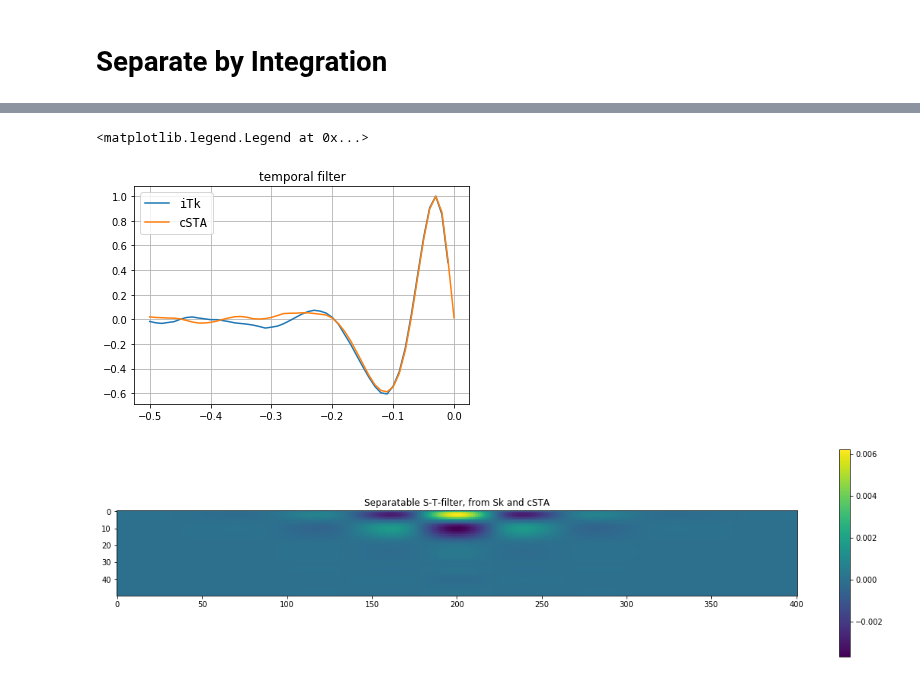
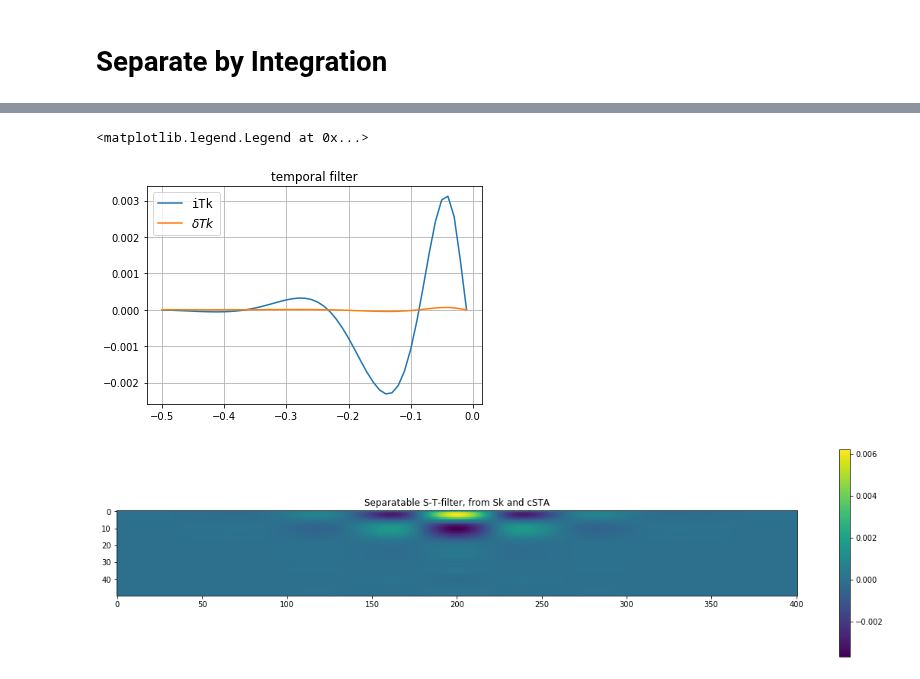
Before and after one commit to llincooi/retina_python, a Jupyter notebook: MB_FB_model/Show_spatial_filter (2D crosscorrelation)-RF.ipynb, the cells around one changed output, grey strips where cells are left out. Cells and saved outputs as stored; diff of their text form; code cells hidden in the pictures.

```diff
--- a/MB_FB_model/Show_spatial_filter (2D crosscorrelation)-RF.ipynb
+++ b/MB_FB_model/Show_spatial_filter (2D crosscorrelation)-RF.ipynb
@@ -305,0 +281,5 @@ fig.set_size_inches(16, 10)
+# %%
+nstep = int(1.6/dt)
+Delta_input = np.zeros([nstep, int(xlen/dx)+1])
+Delta_input[0, int(xlen/dx/2)] = 2
+Delta_output_w, zts, Delta_output_y, _, _, _ = FB_FF_1l_1D(Delta_input, FBFF_sigma_dict, FBFF_para_dict, dx, dt)
@@ -305,0 +296,2 @@ fig.set_size_inches(16, 10)
+# %%
+delSTK = Delta_output_w[:len(TKtaxis),int(xlen/dx/2)-int(xlen/dx/10):int(xlen/dx/2)+int(xlen/dx/10)+1]
@@ -316,13 +345,13 @@ fig.set_size_inches(15, 5)
 # %%
-# ST_kernel2 = []
-# for i in np.arange(0,np.argmin(np.abs(step))):
-#     ST_kernel2.append(test2[i,:]+np.flip(test2[i,:]))
-# ST_kernel2 = np.flipud(np.array(ST_kernel2)/2)
+# # ST_kernel2 = []
+# # for i in np.arange(0,np.argmin(np.abs(step))):
+# #     ST_kernel2.append(test2[i,:]+np.flip(test2[i,:]))
+# # ST_kernel2 = np.flipud(np.array(ST_kernel2)/2)
 
-ST_kernel4 = []
-for i in np.arange(0,np.argmin(np.abs(step))):
-    ST_kernel4.append(test4[i,:]+np.flip(test4[i,:]))
-ST_kernel4 = np.flipud(np.array(ST_kernel4)/2)
+# ST_kernel4 = []
+# for i in np.arange(0,np.argmin(np.abs(step))+1):
+#     ST_kernel4.append(test4[i,:]+np.flip(test4[i,:]))
+# ST_kernel4 = np.flipud(np.array(ST_kernel4)/2)
 
-new_time_axis = np.flip(time_axis.copy()[:np.argmin(np.abs(step))])
+# new_time_axis = np.flip(time_axis.copy()[:np.argmin(np.abs(step))])
 # %%
@@ -336,6 +374,6 @@ fig.set_size_inches(20, 5)
 # %% [markdown]
 # Separate by Integration
 # %%
-iTk = np.sum(ST_kernel, axis = 1)*dx
-iSk = np.sum(ST_kernel, axis = 0)*dt
+iTk = np.sum(delSTK, axis = 1)*dx
+iSk = np.sum(delSTK, axis = 0)*dt
 # %%
@@ -351,17 +388,14 @@ plt.legend( ('iSk', r'$\delta Sk$'), loc='best', prop={'size': 'large', 'family'
 # %%
-plt.plot(new_time_axis, iTk/max(iTk))
-# plt.plot(new_time_axis, iTk/min(iTk))
-
-n_TK = TK/max(TK)
-plt.plot(TKtaxis,n_TK)
+plt.plot(new_time_axis, iTk)
+plt.plot(new_time_axis, delTK)
 plt.grid()
 
 plt.title('temporal filter')
 
-plt.legend( ('iTk', 'cSTA'), loc='best', prop={'size': 'large', 'family': 'monospace'})
+plt.legend( ('iTk', r'$\delta Tk$'), loc='best', prop={'size': 'large', 'family': 'monospace'})
 # %% [output]
 <matplotlib.legend.Legend at 0x...>
-[figure, old version]
+[figure, new version]
 # %%
 sSTk = iSk[np.newaxis,:]*iTk[:, np.newaxis]
 ssSTk = cut_Delta_output[np.newaxis,:]*np.flipud(n_TK[:len(iTk), np.newaxis])
```
Also changed, not shown: parts of 47 cells of this notebook, 5 other files.
